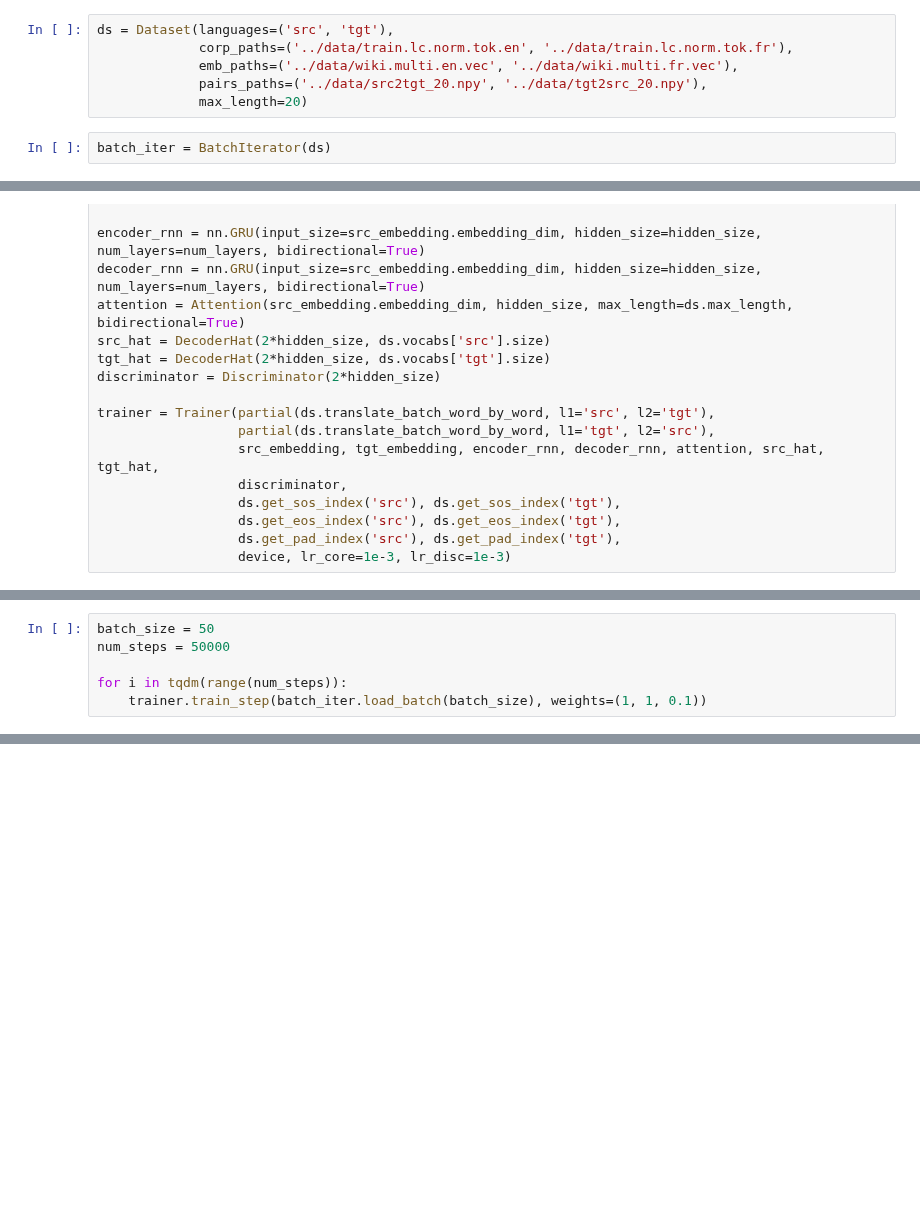
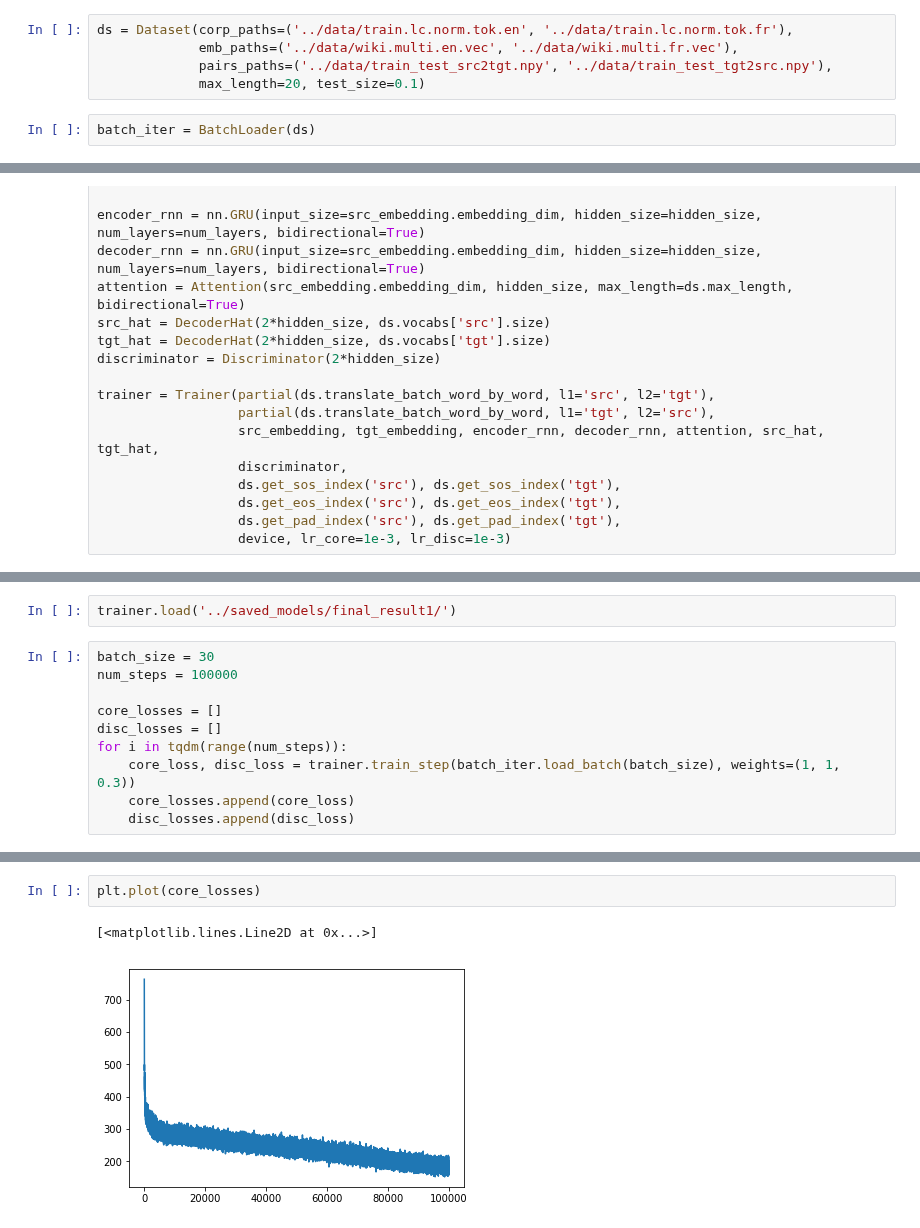
Before and after one commit to mishgon/unsupervised_mt, a Jupyter notebook: notebooks/train.ipynb, the cells around one changed output, grey strips where cells are left out. Cells and saved outputs as stored; diff of their text form; blank space fills up the shorter version.

```diff
--- a/notebooks/train.ipynb
+++ b/notebooks/train.ipynb
@@ -20,13 +23,12 @@ print(device)
 # %% [output]
 cuda
 # %%
-ds = Dataset(languages=('src', 'tgt'),
-             corp_paths=('../data/train.lc.norm.tok.en', '../data/train.lc.norm.tok.fr'),
+ds = Dataset(corp_paths=('../data/train.lc.norm.tok.en', '../data/train.lc.norm.tok.fr'),
              emb_paths=('../data/wiki.multi.en.vec', '../data/wiki.multi.fr.vec'),
-             pairs_paths=('../data/src2tgt_20.npy', '../data/tgt2src_20.npy'),
-             max_length=20)
+             pairs_paths=('../data/train_test_src2tgt.npy', '../data/train_test_tgt2src.npy'),
+             max_length=20, test_size=0.1)
 # %%
-batch_iter = BatchIterator(ds)
+batch_iter = BatchLoader(ds)
 # %%
 hidden_size = 100
 num_layers = 3
@@ -61,7 +54,13 @@ discriminator.load_state_dict(torch.load('./discriminator'))
+# %%
+trainer.load('../saved_models/final_result1/')
 # %%
-batch_size = 50
-num_steps = 50000
+batch_size = 30
+num_steps = 100000
 
+core_losses = []
+disc_losses = []
 for i in tqdm(range(num_steps)):
-    trainer.train_step(batch_iter.load_batch(batch_size), weights=(1, 1, 0.1))
+    core_loss, disc_loss = trainer.train_step(batch_iter.load_batch(batch_size), weights=(1, 1, 0.3))
+    core_losses.append(core_loss)
+    disc_losses.append(disc_loss)
 # %% [output]
@@ -68,0 +68,5 @@ HBox(children=(IntProgress(value=0, max=50000), HTML(value='')))
+# %%
+plt.plot(core_losses)
+# %% [output]
+[<matplotlib.lines.Line2D at 0x...>]
+[figure, added]
```
Also changed, not shown: parts of 11 cells of this notebook, 2 other files.
